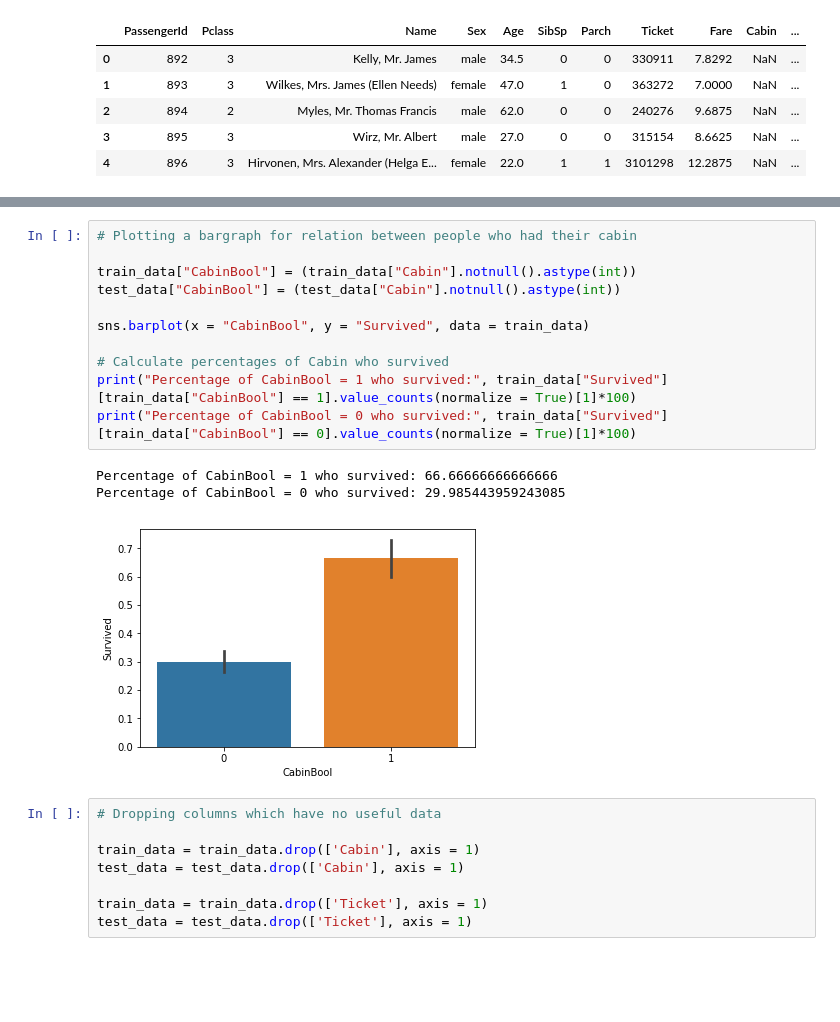
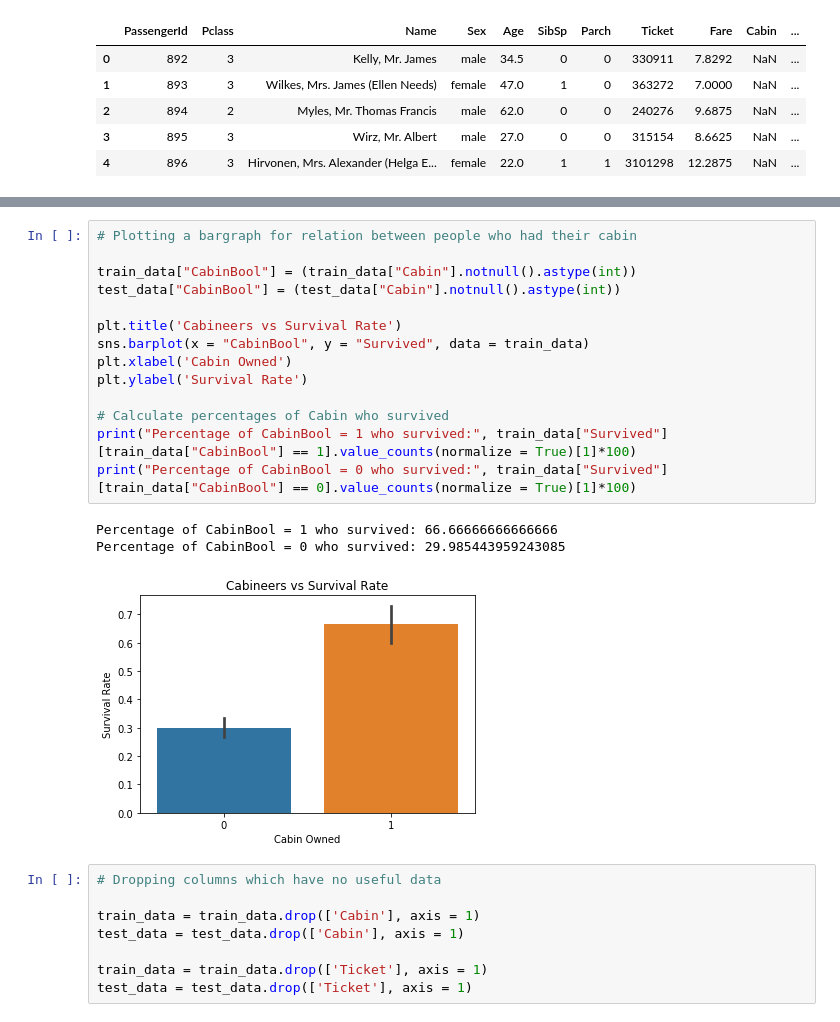
Before and after one commit to shreayan98c/Titanic-EDA, a Jupyter notebook: Titanic.ipynb, the cells around one changed output, grey strips where cells are left out. Drawn from its saved outputs; the diff is of its cells as text; blank space fills up the shorter version.

```diff
--- a/Titanic.ipynb
+++ b/Titanic.ipynb
@@ -142,18 +162,21 @@ Percentage of Parch = 5 who survived: 20.0
 # %%
 # Plotting a bargraph for relation between people who had their cabin
 
 train_data["CabinBool"] = (train_data["Cabin"].notnull().astype(int))
 test_data["CabinBool"] = (test_data["Cabin"].notnull().astype(int))
 
+plt.title('Cabineers vs Survival Rate')
 sns.barplot(x = "CabinBool", y = "Survived", data = train_data)
+plt.xlabel('Cabin Owned')
+plt.ylabel('Survival Rate')
 
 # Calculate percentages of Cabin who survived
 print("Percentage of CabinBool = 1 who survived:", train_data["Survived"][train_data["CabinBool"] == 1].value_counts(normalize = True)[1]*100)
 print("Percentage of CabinBool = 0 who survived:", train_data["Survived"][train_data["CabinBool"] == 0].value_counts(normalize = True)[1]*100)
 # %% [output]
 Percentage of CabinBool = 1 who survived: 66.66666666666666
 Percentage of CabinBool = 0 who survived: 29.985443959243085
-[figure, old version]
+[figure, new version]
 # %%
 # Dropping columns which have no useful data
 
```
Also changed, not shown: parts of 11 cells of this notebook.
